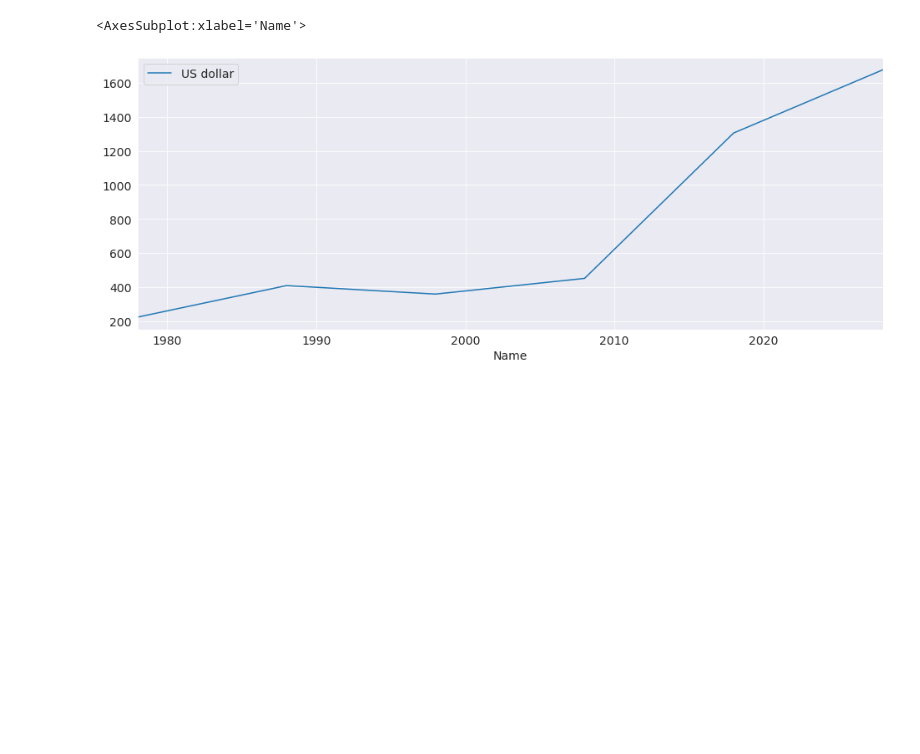
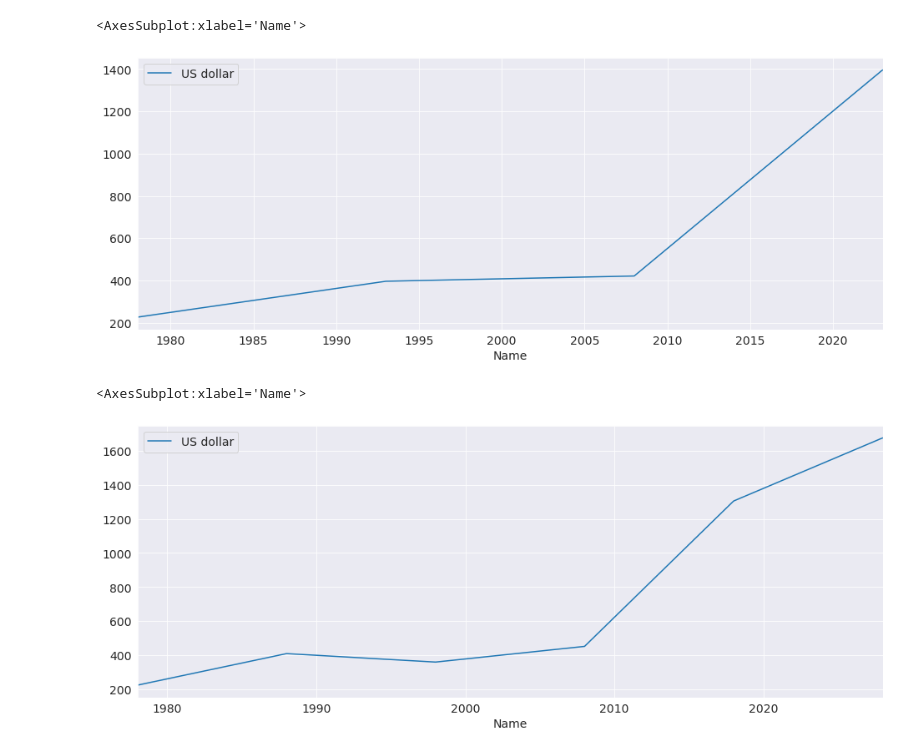
Before and after one commit to ahmadmustafaanis/Gold-Price-Prediction-API, a Jupyter notebook: src/SeasonalityVisualizations.ipynb, the cells around one changed output. Cells and saved outputs as stored; diff of their text form; code cells hidden in the pictures; blank space fills up the shorter version.

Commit message:
add plot for 15y resample

```diff
--- a/src/SeasonalityVisualizations.ipynb
+++ b/src/SeasonalityVisualizations.ipynb
@@ -14,6 +14,11 @@ sns.mpl.rc("figure", figsize=(16, 6))
 sns.mpl.rc("font", size=14)
 # %%
 df = pd.read_excel('../data/Prices.xlsx', sheet_name='Daily', skiprows=8, usecols='D:E', index_col='Name')
+# %%
+df.resample(rule='15y').mean().plot()
+# %% [output]
+<AxesSubplot:xlabel='Name'>
+[figure, added]
 # %%
 df.resample(rule='10y').mean().plot()
 # %% [output]
```
